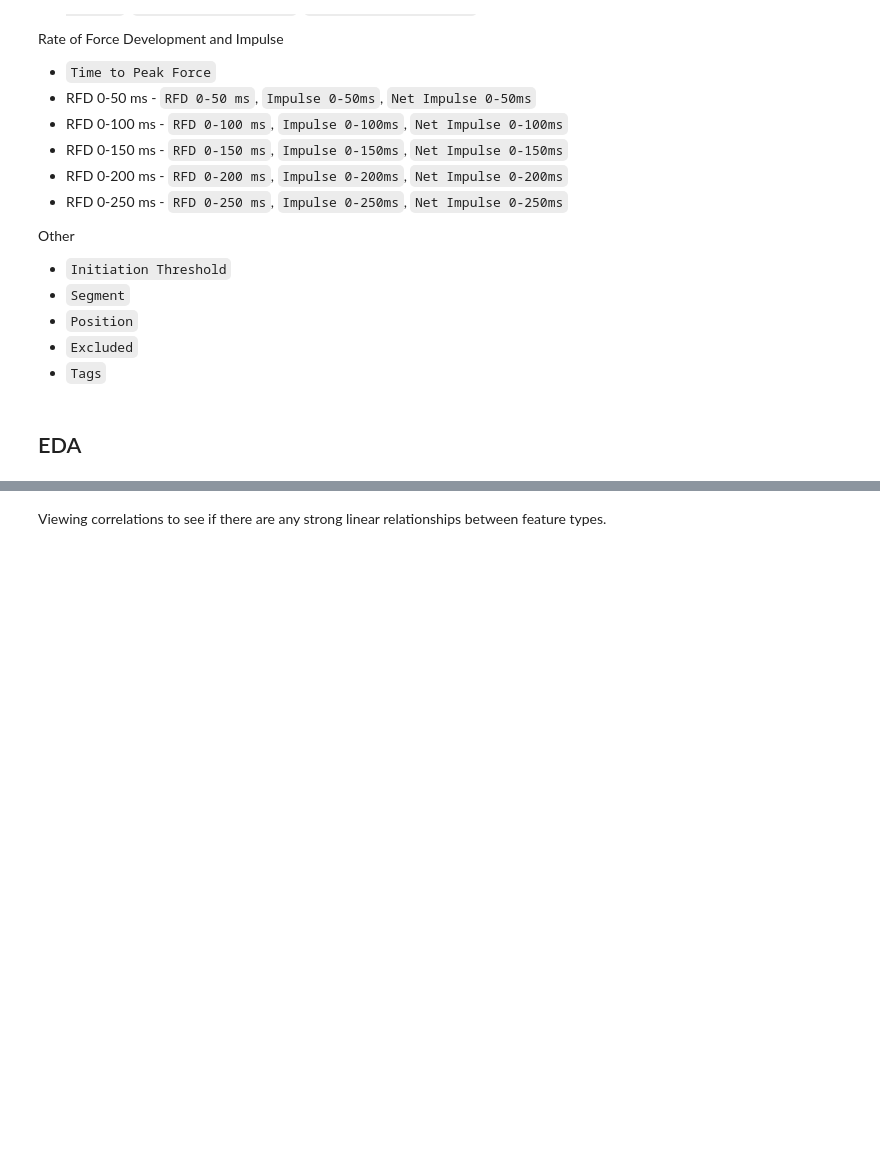
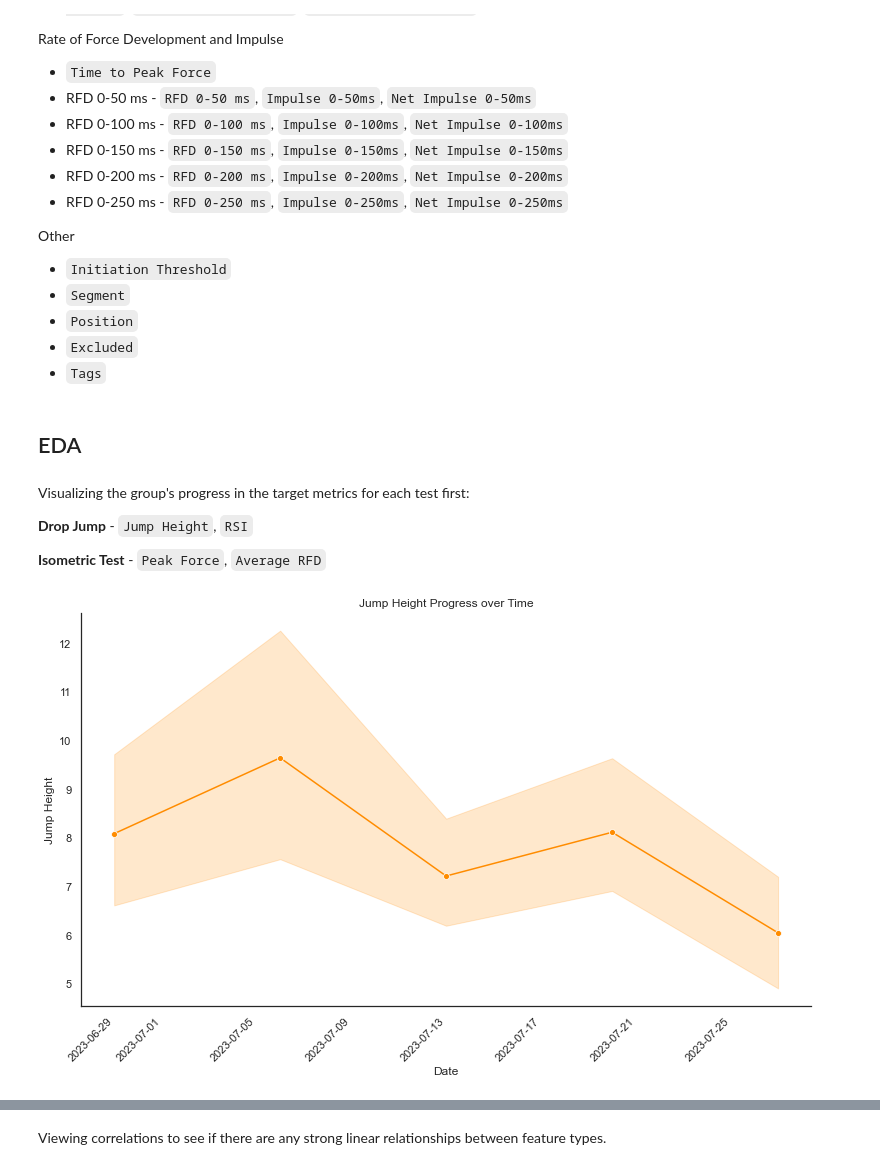
Before and after one commit to mithilguru/Illinois-Strength-Trends, a Jupyter notebook: StrengthTesting-July-2023.ipynb, the cells around one changed output, grey strips where cells are left out. Cells and saved outputs as stored; diff of their text form; code cells hidden in the pictures; blank space fills up the shorter version.

Commit message:
Visualizing EDA

```diff
--- a/StrengthTesting-July-2023.ipynb
+++ b/StrengthTesting-July-2023.ipynb
@@ -177,3 +177,33 @@ Other
 * `Tags`
 # %% [markdown]
 ## EDA
+# %% [markdown]
+Visualizing the group's progress in the target metrics for each test first:
+
+**Drop Jump** - `Jump Height`, `RSI`
+
+**Isometric Test** - `Peak Force`, `Average RFD`
+# %%
+# date time formatting
+DJ['Date'] = pd.to_datetime(DJ['Date'])
+ISO['Date'] = pd.to_datetime(ISO['Date'])
+DJ = DJ.sort_values(by = 'Date')
+ISO = ISO.sort_values(by = 'Date')
+# %%
+# jump height visual
+sns.set(style = "white")
+plt.figure(figsize = (11, 7))
+
+ax = sns.lineplot(x = 'Date', y = 'Jump Height', data = DJ, marker = 'o', color = "darkorange")
+
+sns.despine()
+
+plt.xlabel('Date')
+plt.ylabel('Jump Height')
+plt.title('Jump Height Progress over Time')
+plt.xticks(rotation=45, ha='right')
+
+plt.tight_layout()
+plt.show()
+# %% [output]
+[figure, added]
```
Also changed, not shown: parts of 19 cells of this notebook.
